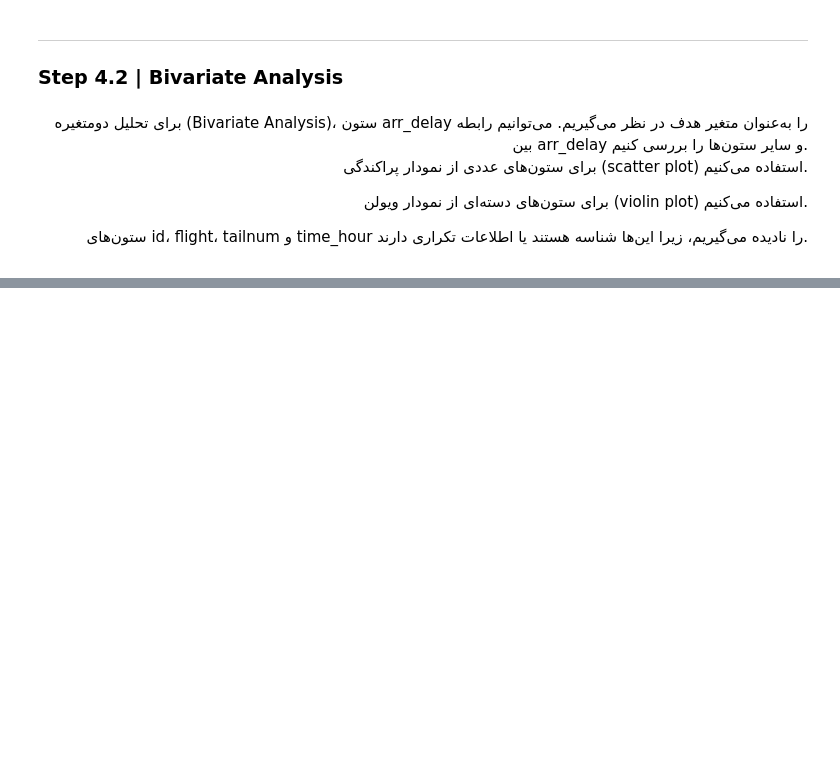
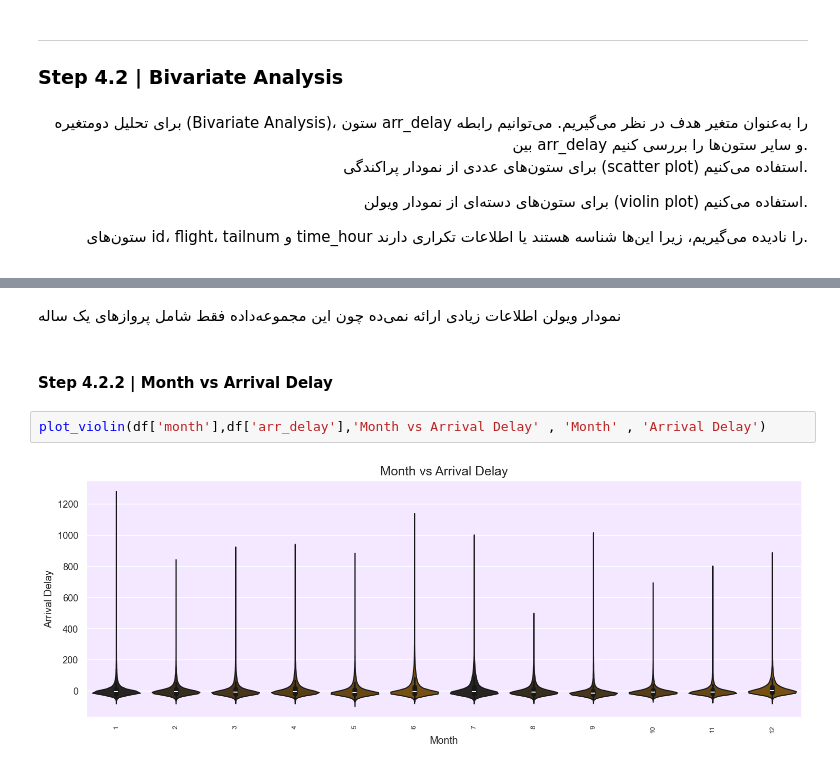
Before and after one commit to ar3haa/EDA-Preprocessing-For-Flights-Data, a Jupyter notebook: data_analysis_for _flights_data.ipynb, the cells around one changed output, grey strips where cells are left out. Saved outputs shown, nothing was run; the diff lists cells and outputs as text; blank space fills up the shorter version.

```diff
--- a/data_analysis_for _flights_data.ipynb
+++ b/data_analysis_for _flights_data.ipynb
@@ -341,0 +348,8 @@ def plot_violin ( x, y, title, xlabel, ylabel, fontsize=8) :
+# %% [markdown]
+نمودار ویولن اطلاعات زیادی ارائه نمی‌ده چون این مجموعه‌داده فقط شامل پروازهای یک ساله
+# %% [markdown]
+#### Step 4.2.2 | Month vs Arrival Delay
+# %%
+plot_violin(df['month'],df['arr_delay'],'Month vs Arrival Delay' , 'Month' , 'Arrival Delay')
+# %% [output]
+[figure, added]
```
Also changed, not shown: parts of 22 cells of this notebook.
